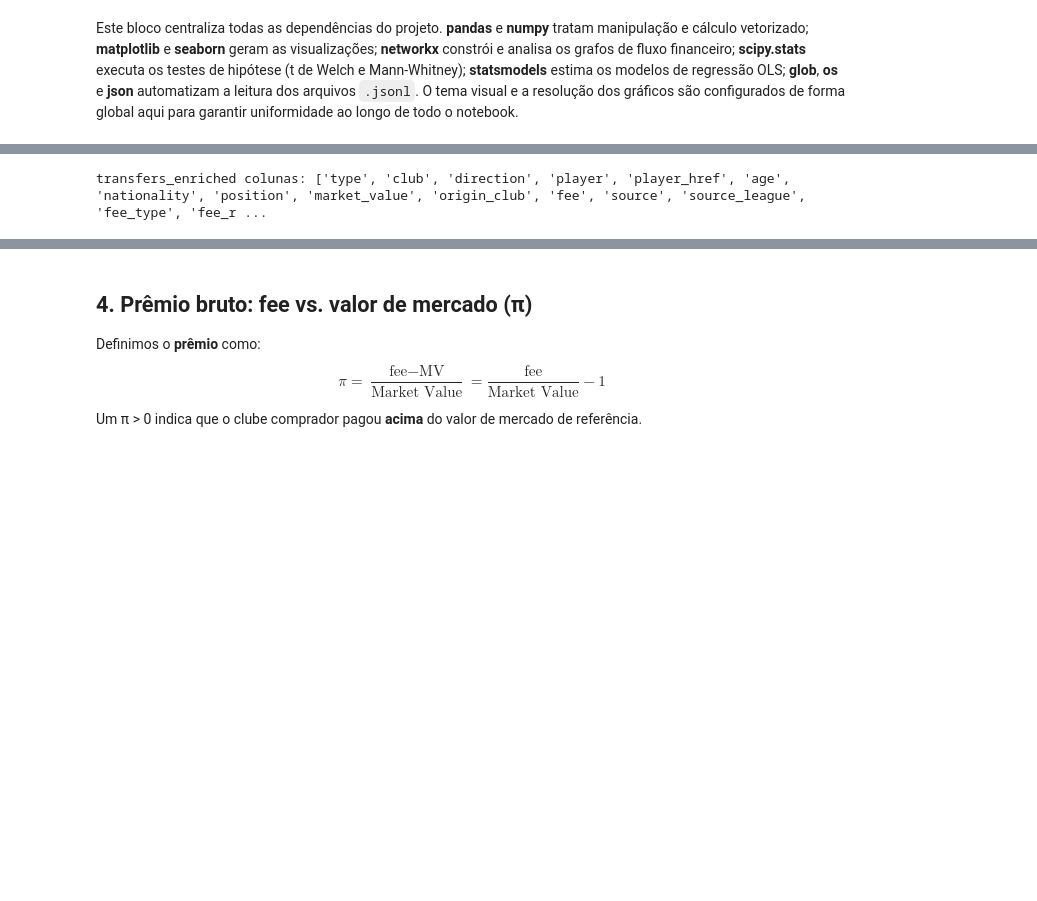
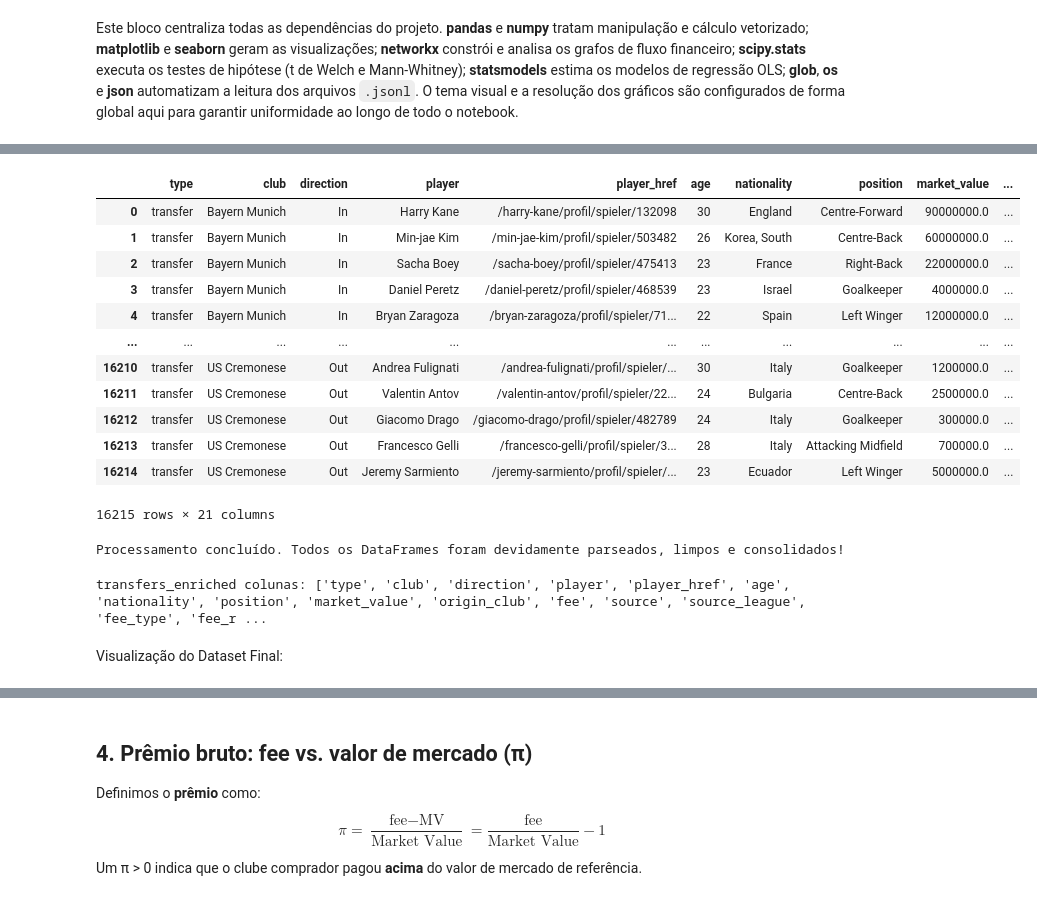
Before and after one commit to leticia-ribeirom/TP-CDAF, a Jupyter notebook: notebooks/exploratory_analysis.ipynb, the cells around one changed output, grey strips where cells are left out. Cells and saved outputs as stored; diff of their text form; code cells hidden in the pictures; blank space fills up the shorter version.

```diff
--- a/notebooks/exploratory_analysis.ipynb
+++ b/notebooks/exploratory_analysis.ipynb
@@ -251,0 +271,34 @@ Processamento concluído. Todos os DataFrames foram devidamente parseados, limpo
+# %%
+df_transfers = df_transfers_raw.copy()
+
+# Aplicação de funções e tipagem de memória otimizada
+df_transfers['market_value'] = df_transfers['market_value'].apply(parse_money)
+df_transfers['fee_type'] = df_transfers['fee'].apply(classify_fee).astype('category')
+df_transfers['fee_raw'] = df_transfers['fee']
+df_transfers['fee'] = df_transfers['fee'].apply(parse_money)
+df_transfers['age'] = pd.to_numeric(df_transfers['age'], errors='coerce')
+df_transfers['position_group'] = df_transfers['position'].apply(group_position).astype('category')
+
+# Lógica de Negócios
+df_transfers['buyer'] = np.where(df_transfers['direction'] == 'In', df_transfers['club'], df_transfers['origin_club'])
+df_transfers['seller'] = np.where(df_transfers['direction'] == 'Out', df_transfers['club'], df_transfers['origin_club'])
+df_transfers['premium_ratio'] = (df_transfers['fee'] / df_transfers['market_value']) - 1
+
+# Extração de Chaves
+df_transfers[['season_id', 'competition_code']] = df_transfers['source_league'].str.extract(r'^(\d{4})-(.*)$')
+df_transfers['season_id'] = pd.to_numeric(df_transfers['season_id'], errors='coerce')
+df_transfers
+# %% [output]
+|  | type | club | direction | player | player_href | age | nationality | position | market_value | ... |
+| 0 | transfer | Bayern Munich | In | Harry Kane | /harry-kane/profil/spieler/132098 | 30 | England | Centre-Forward | 90000000.0 | ... |
+| 1 | transfer | Bayern Munich | In | Min-jae Kim | /min-jae-kim/profil/spieler/503482 | 26 | Korea, South | Centre-Back | 60000000.0 | ... |
+| 2 | transfer | Bayern Munich | In | Sacha Boey | /sacha-boey/profil/spieler/475413 | 23 | France | Right-Back | 22000000.0 | ... |
+| 3 | transfer | Bayern Munich | In | Daniel Peretz | /daniel-peretz/profil/spieler/468539 | 23 | Israel | Goalkeeper | 4000000.0 | ... |
+| 4 | transfer | Bayern Munich | In | Bryan Zaragoza | /bryan-zaragoza/profil/spieler/71... | 22 | Spain | Left Winger | 12000000.0 | ... |
+| ... | ... | ... | ... | ... | ... | ... | ... | ... | ... | ... |
+| 16210 | transfer | US Cremonese | Out | Andrea Fulignati | /andrea-fulignati/profil/spieler/... | 30 | Italy | Goalkeeper | 1200000.0 | ... |
+| 16211 | transfer | US Cremonese | Out | Valentin Antov | /valentin-antov/profil/spieler/22... | 24 | Bulgaria | Centre-Back | 2500000.0 | ... |
+| 16212 | transfer | US Cremonese | Out | Giacomo Drago | /giacomo-drago/profil/spieler/482789 | 24 | Italy | Goalkeeper | 300000.0 | ... |
+| 16213 | transfer | US Cremonese | Out | Francesco Gelli | /francesco-gelli/profil/spieler/3... | 28 | Italy | Attacking Midfield | 700000.0 | ... |
+| 16214 | transfer | US Cremonese | Out | Jeremy Sarmiento | /jeremy-sarmiento/profil/spieler/... | 23 | Ecuador | Left Winger | 5000000.0 | ... |
+16215 rows × 21 columns
@@ -252,4 +346,24 @@ Processamento concluído. Todos os DataFrames foram devidamente parseados, limpo
+# %%
+# Criando o dataset final de transferências
+df_transfers_enriched = df_transfers.merge(
+    df_clubs[['club_name', 'source_league', 'net_transfer_record', 'squad_size', 'average_age', 'national_team_players']],
+    left_on=['club', 'source_league'],
+    right_on=['club_name', 'source_league'],
+    how='left'
+).drop(columns=['club_name'])
+
+df_transfers_enriched = df_transfers_enriched.merge(
+    df_competitions[['source_league', 'competition_name', 'country_name', 'total_value']],
+    on='source_league',
+    how='left'
+).rename(columns={'total_value': 'league_total_market_value'})
+
+print('Processamento concluído. Todos os DataFrames foram devidamente parseados, limpos e consolidados!')
+# %% [output]
+Processamento concluído. Todos os DataFrames foram devidamente parseados, limpos e consolidados!
 # %%
 print('transfers_enriched colunas:', list(df_transfers_enriched.columns))
 # %% [output]
 transfers_enriched colunas: ['type', 'club', 'direction', 'player', 'player_href', 'age', 'nationality', 'position', 'market_value', 'origin_club', 'fee', 'source', 'source_league', 'fee_type', 'fee_r ...
+# %% [markdown]
+Visualização do Dataset Final:
```
Also changed, not shown: parts of 31 cells of this notebook, 6 other files.
